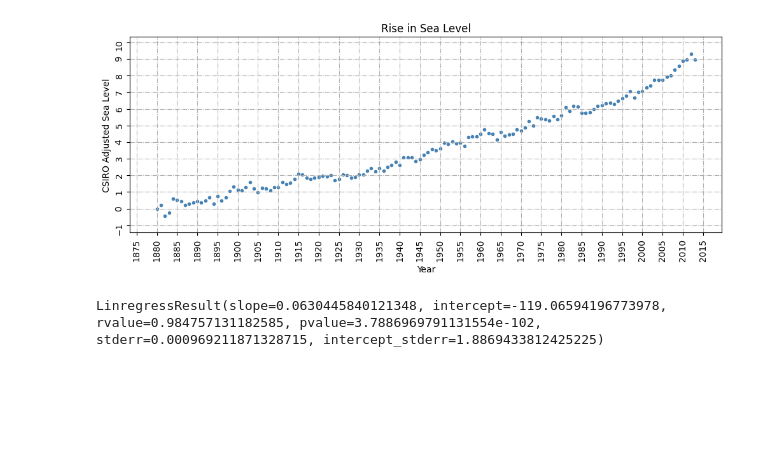
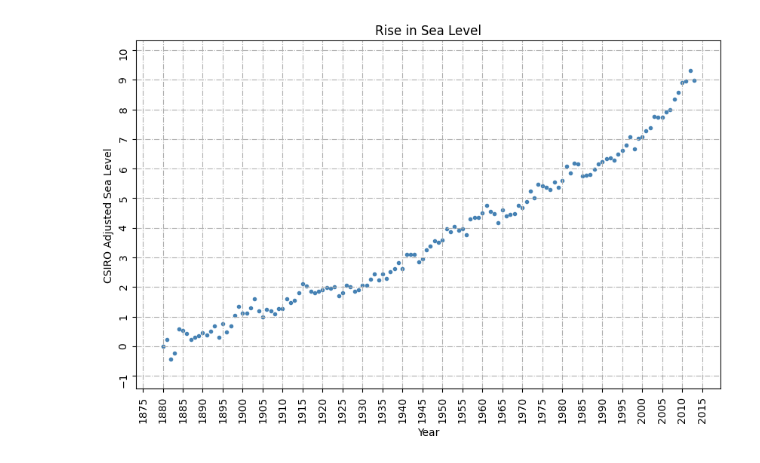
Before and after one commit to roldugina/freecodecamp_data_analysis_projects, a Jupyter notebook: sea_level_predictor/sea_level_predictor.ipynb, the cells around one changed output. Saved outputs shown, nothing was run; the diff lists cells and outputs as text; code cells hidden in the pictures; blank space fills up the shorter version.

```diff
--- a/sea_level_predictor/sea_level_predictor.ipynb
+++ b/sea_level_predictor/sea_level_predictor.ipynb
@@ -11,3 +22,7 @@ df=pd.read_csv('https://raw.githubusercontent.com/roldugina/freecodecamp_data_an
+# %%
+y_min=df['CSIRO Adjusted Sea Level'].min()-1
+y_current=df['CSIRO Adjusted Sea Level'].max()+1
+y_max=years_pr_max*res_prognosis.slope+res_prognosis.intercept+1
 # %%
-fig,ax=plt.subplots(figsize=(12,4))
+fig,ax=plt.subplots(figsize=(10,6))
 # %% [output]
@@ -15,18 +30,11 @@ fig,ax=plt.subplots(figsize=(12,4))
 # %%
 ax.scatter(df['Year'],df['CSIRO Adjusted Sea Level'],color='steelblue',marker=".")
-ax.set_ylim(df['CSIRO Adjusted Sea Level'].min()-1,df['CSIRO Adjusted Sea Level'].max()+1)
+
+ax.set(xlabel='Year',ylabel='CSIRO Adjusted Sea Level',title='Rise in Sea Level',ylim=(y_min,y_current))
 ax.xaxis.set_major_locator(MultipleLocator(5))
 ax.yaxis.set_major_locator(MultipleLocator(1))
 ax.grid(True, linestyle='-.')
 ax.tick_params(labelrotation=90)
-ax.set_xlabel('Year')
-ax.set_ylabel('CSIRO Adjusted Sea Level')
-ax.set_title('Rise in Sea Level')
 fig
 # %% [output]
-[figure, old version]
+[figure, new version]
-# %%
-res = st.linregress(df['Year'],df['CSIRO Adjusted Sea Level'])
-res
-# %% [output]
-LinregressResult(slope=0.0630445840121348, intercept=-119.06594196773978, rvalue=0.984757131182585, pvalue=3.7886969791131554e-102, stderr=0.000969211871328715, intercept_stderr=1.8869433812425225)
```
Also changed, not shown: parts of 5 cells of this notebook.
